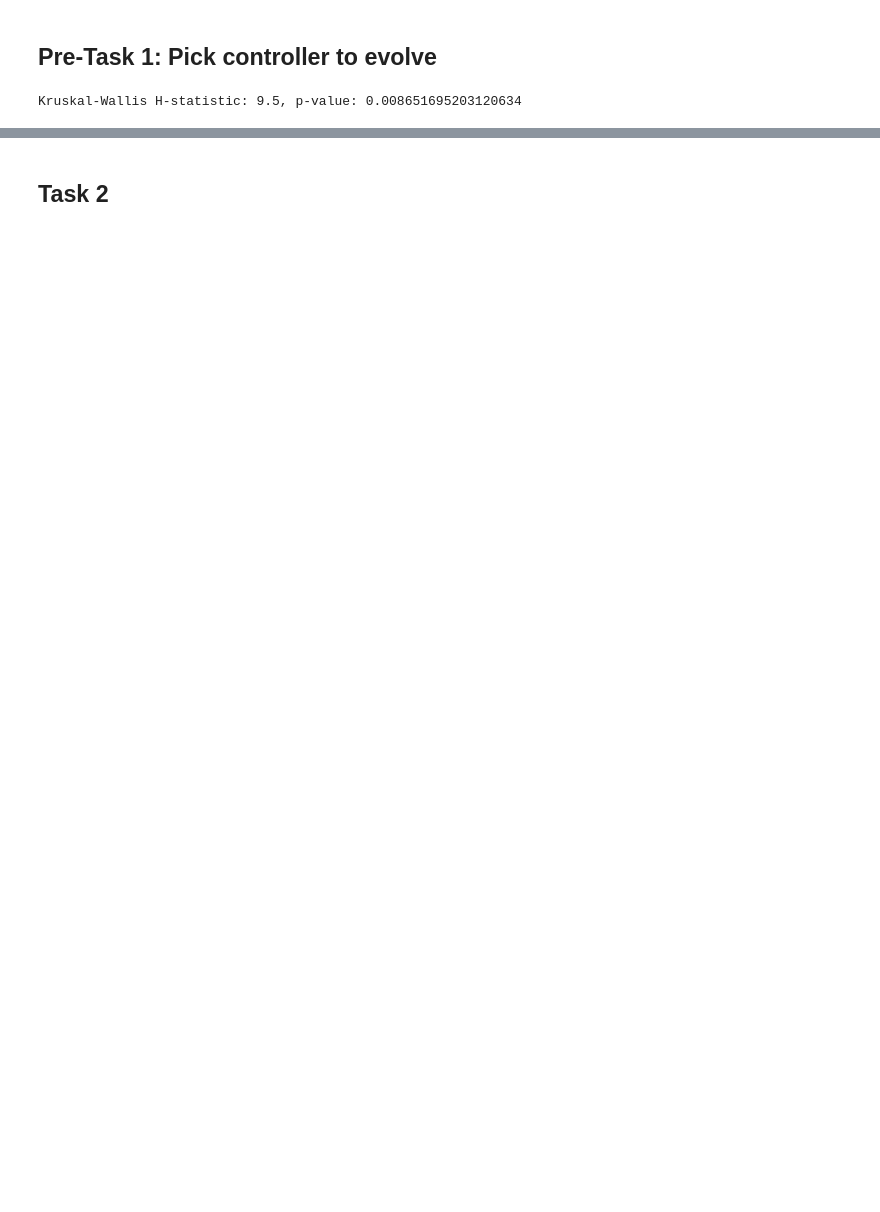
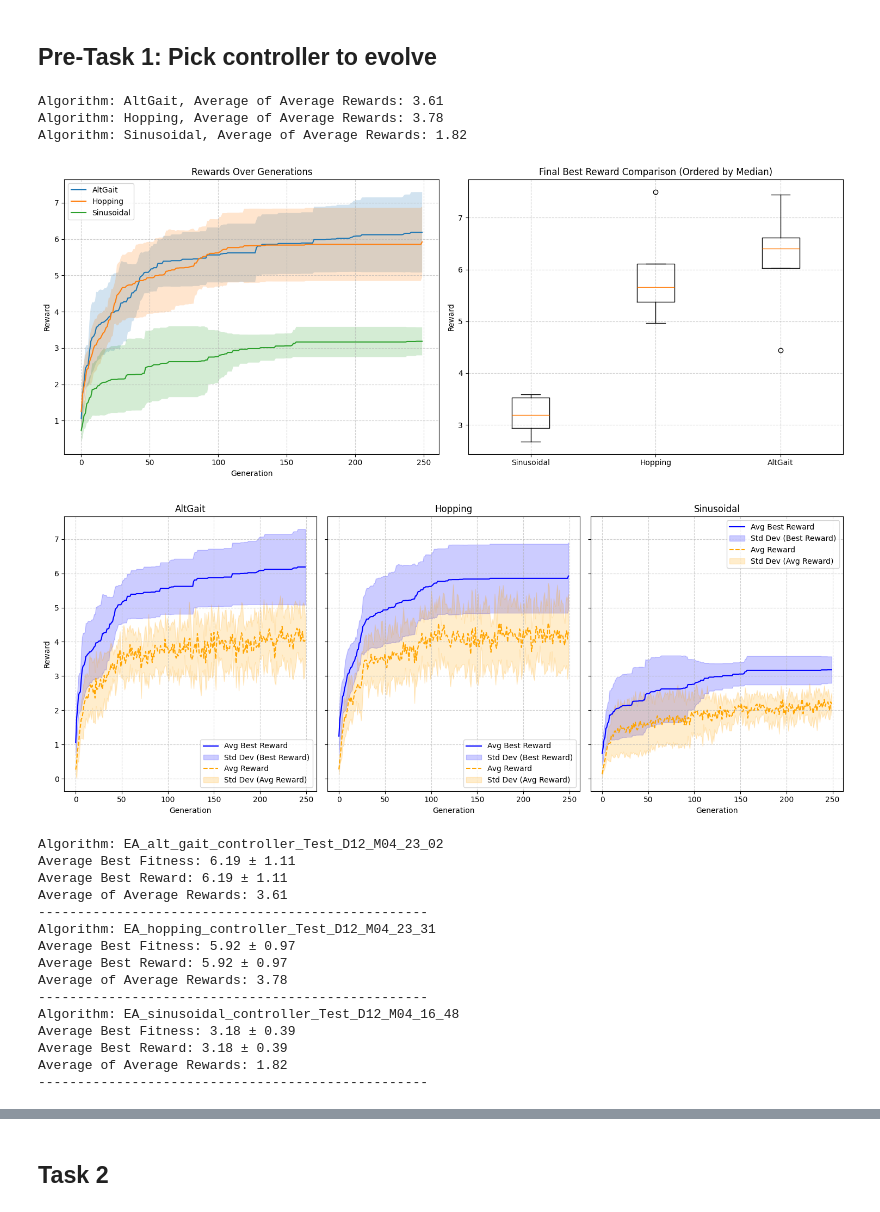
Before and after one commit to carolinaantunes03/projetoCE, a Jupyter notebook: statistical_inference.ipynb, the cells around one changed output, grey strips where cells are left out. Saved outputs shown, nothing was run; the diff lists cells and outputs as text; code cells hidden in the pictures; blank space fills up the shorter version.

Commit message:
statistical inference

```diff
--- a/statistical_inference.ipynb
+++ b/statistical_inference.ipynb
@@ -358,6 +391,55 @@ labels = ["AltGait", "Hopping", "Sinusoidal"]
 # %%
-H, pval = kruskal_wallis([alg.get_all_best_rewards() for alg in algorithms])
-print(f"Kruskal-Wallis H-statistic: {H}, p-value: {pval}")
+algorithms = [ea_alt_gait, ea_hopping, ea_sinusoidal]
+labels = ["AltGait", "Hopping", "Sinusoidal"]
+
+plot_rewards_and_boxplot_with_avg(algorithms, labels)
+plot_rewards_multiple_algorithms(algorithms, labels)
+
+
+for alg in algorithms:
+    print(f"Algorithm: {alg.experiment_path.split('/')[-1]}")
+
+    # Average Best Fitness
+    avg_fitness, std_fitness = alg.avg_best_fitness_with_std()
+    print(f"Average Best Fitness: {avg_fitness:.2f} ± {std_fitness:.2f}")
+
+    # Average Best Reward
+    avg_reward, std_reward = alg.avg_best_reward_with_std()
+    print(f"Average Best Reward: {avg_reward:.2f} ± {std_reward:.2f}")
+
+    # Average of Average Rewards
+    all_avg_rewards = []
+    for run_folder in alg.run_folders:
+        data = alg.run_data_cache.get(run_folder)
+        if data and "average_reward_history" in data:
+            all_avg_rewards.append(data["average_reward_history"])
+    if all_avg_rewards:
+        avg_reward_per_gen = np.mean(all_avg_rewards, axis=0)  # Average per generation
+        avg_of_avg_rewards = np.mean(avg_reward_per_gen)  # Overall average
+        print(f"Average of Average Rewards: {avg_of_avg_rewards:.2f}")
+    else:
+        print("Average of Average Rewards: N/A (No data available)")
+
+    print("-" * 50)
 # %% [output]
-Kruskal-Wallis H-statistic: 9.5, p-value: 0.008651695203120634
+Algorithm: AltGait, Average of Average Rewards: 3.61
+Algorithm: Hopping, Average of Average Rewards: 3.78
+Algorithm: Sinusoidal, Average of Average Rewards: 1.82
+[figure, added]
+[figure, added]
+Algorithm: EA_alt_gait_controller_Test_D12_M04_23_02
+Average Best Fitness: 6.19 ± 1.11
+Average Best Reward: 6.19 ± 1.11
+Average of Average Rewards: 3.61
+--------------------------------------------------
+Algorithm: EA_hopping_controller_Test_D12_M04_23_31
+Average Best Fitness: 5.92 ± 0.97
+Average Best Reward: 5.92 ± 0.97
+Average of Average Rewards: 3.78
+--------------------------------------------------
+Algorithm: EA_sinusoidal_controller_Test_D12_M04_16_48
+Average Best Fitness: 3.18 ± 0.39
+Average Best Reward: 3.18 ± 0.39
+Average of Average Rewards: 1.82
+--------------------------------------------------
 # %%
```
Also changed, not shown: parts of 45 cells of this notebook, 2 other files.
